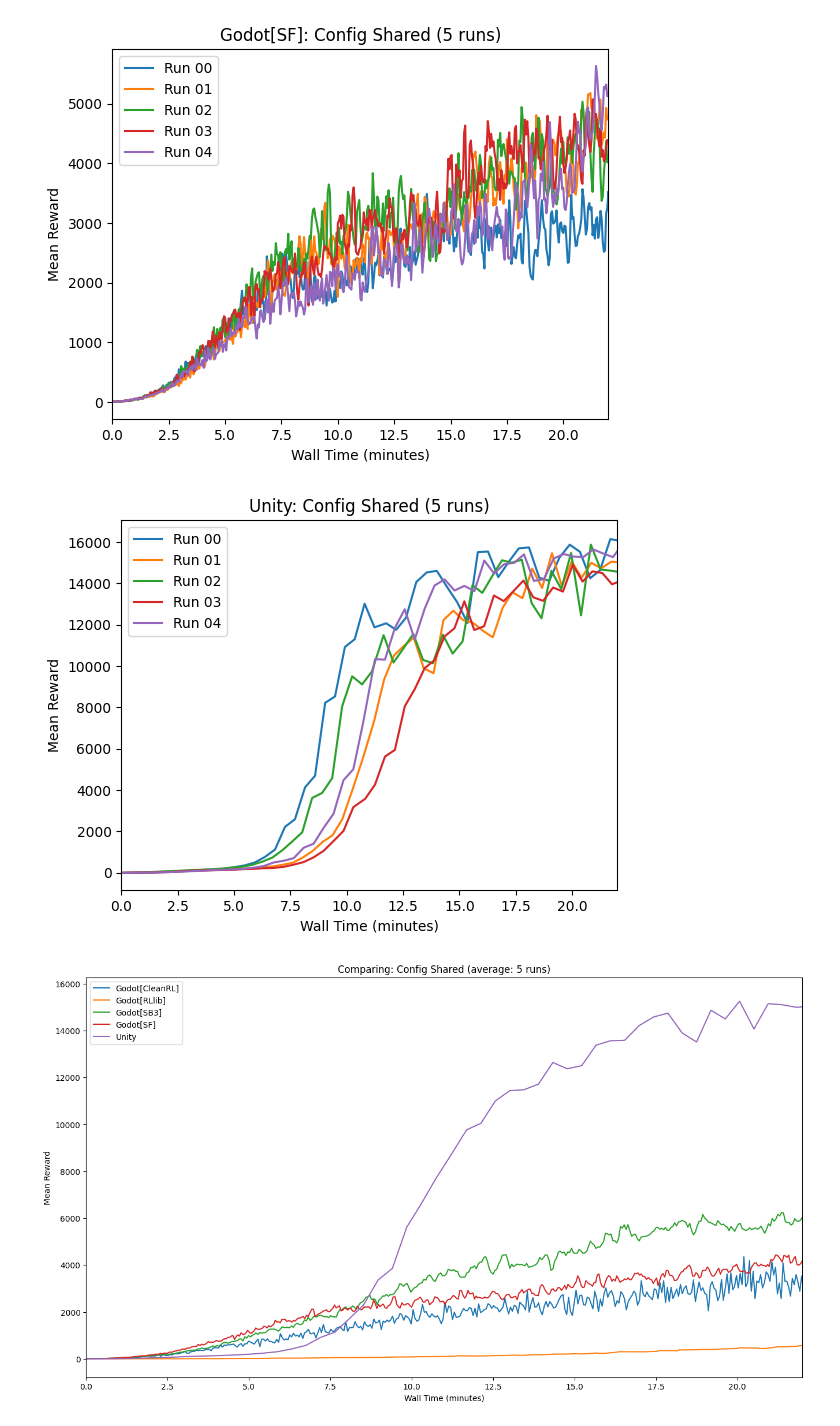
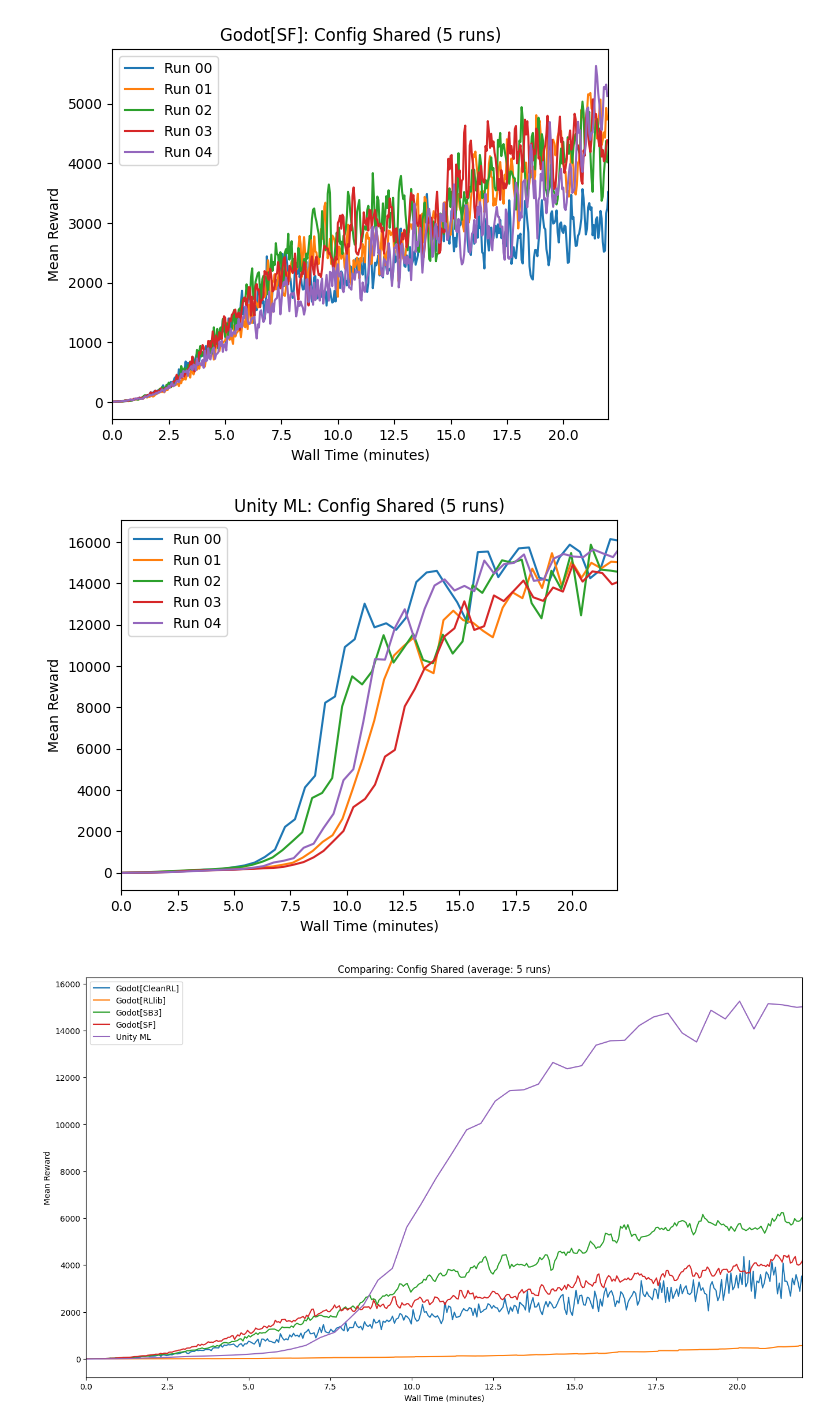
Before and after one commit to visuallization/rl_master_thesis_evaluation, a Jupyter notebook: config_shared.ipynb, the cells around one changed output. Cells and saved outputs as stored; diff of their text form; code cells hidden in the pictures.

```diff
--- a/config_shared.ipynb
+++ b/config_shared.ipynb
@@ -270,17 +301,17 @@ plt.show()
 # %%
 plt.plot(unity['data_frames'][0]['Wall time'] / 60, unity['data_frames'][0]['Value'], label="Run 00")
 plt.plot(unity['data_frames'][1]['Wall time'] / 60, unity['data_frames'][1]['Value'], label="Run 01")
 plt.plot(unity['data_frames'][2]['Wall time'] / 60, unity['data_frames'][2]['Value'], label="Run 02")
 plt.plot(unity['data_frames'][3]['Wall time'] / 60, unity['data_frames'][3]['Value'], label="Run 03")
 plt.plot(unity['data_frames'][4]['Wall time'] / 60, unity['data_frames'][4]['Value'], label="Run 04")
 plt.xlabel("Wall Time (minutes)")
 plt.xlim(0, 22)
 plt.ylabel("Mean Reward")
-plt.title("Unity: Config Shared (5 runs)")
+plt.title("Unity ML: Config Shared (5 runs)")
 plt.legend(loc="upper left")
 plt.show()
 # %% [output]
-[figure, old version]
+[figure, new version]
 # %%
 plt.figure(figsize=(16, 9))
 
```
Also changed, not shown: parts of 5 cells of this notebook, 2 other files.
